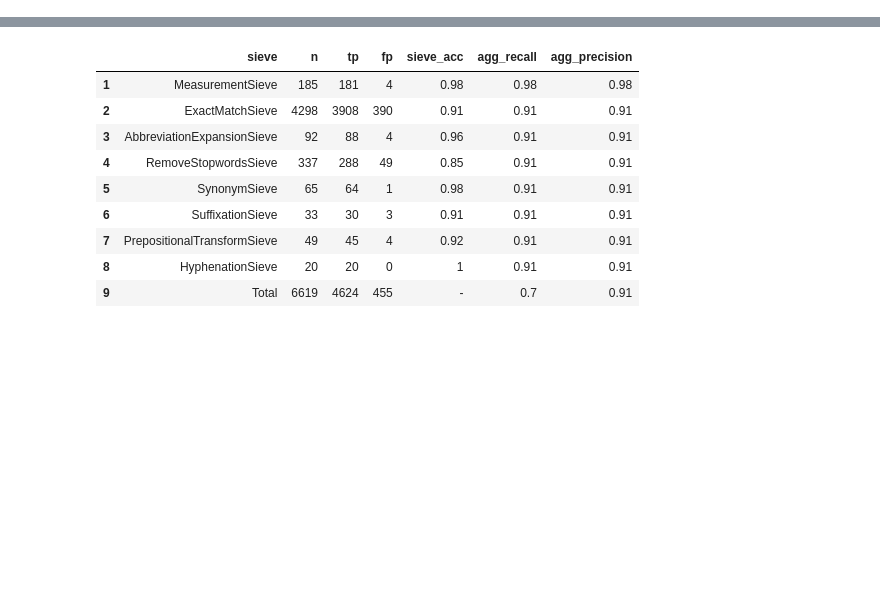
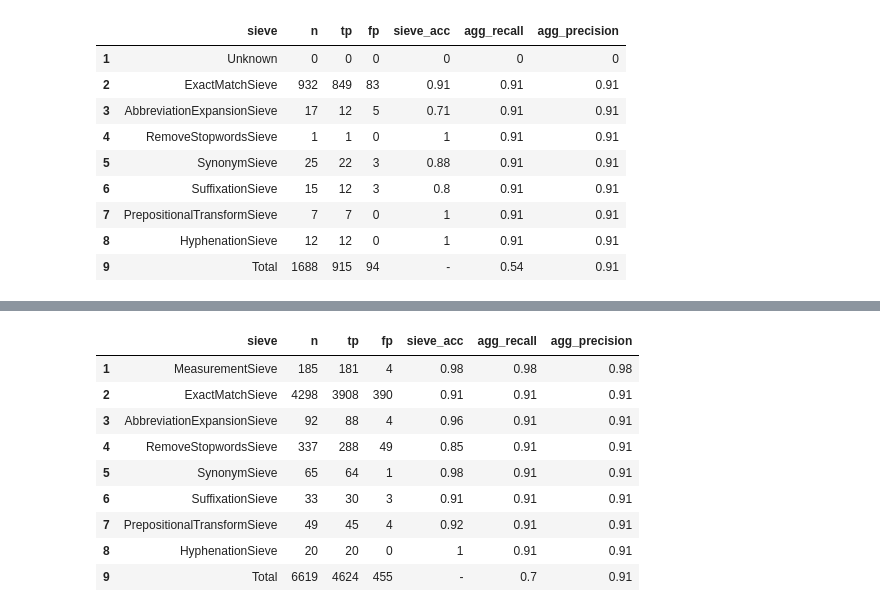
Before and after one commit to etfrenchvcu/disorder-normalizer, a Jupyter notebook: scripts/evaluate.ipynb, the cells around one changed output, grey strips where cells are left out. Drawn from its saved outputs; the diff is of its cells as text; code cells hidden in the pictures; blank space fills up the shorter version.

```diff
--- a/scripts/evaluate.ipynb
+++ b/scripts/evaluate.ipynb
@@ -116,8 +116,8 @@ def getAmbiguous(df):
 # %%
 %%time
 # Setup: Load terminology into dictionary, train, test, and results
-dataset = 'n2c2'
-cuiName, nameCui = readTerminology(f'../resources/{dataset}_terminology.txt')
+dataset = 'CUILESS2016'
+cuiName, nameCui = readTerminology(f'../resources/n2c2_terminology.txt')
 # train = readAnnotations(f'../{dataset}-data/train')
 # test = readAnnotations(f'../{dataset}-data/test')
 results = pd.read_csv(f'../{dataset}-data/output/results.txt',sep='\t')
@@ -138,4 +138,5 @@ analysis = analysis.assign(goldTypes=[cuiType[c] if c in cuiType else ['Missing'
 # assert len(analysis[(analysis.goldCui != 'CUI-less') & analysis.goldTypes=='Missing'])==0, 'Gold CUI missing ST'
 # assert len(analysis[analysis.goldNames=='Missing'])==0, 'Gold names missing'
 # assert len(analysis[analysis.goldTypes=='Missing'])==0, 'Gold types missing'
+sieveResults(results)
 # %% [output]
@@ -143,3 +144,13 @@ Wall time: 8.4 s
+|  | sieve | n | tp | fp | sieve_acc | agg_recall | agg_precision |
+| 1 | Unknown | 0 | 0 | 0 | 0 | 0 | 0 |
+| 2 | ExactMatchSieve | 932 | 849 | 83 | 0.91 | 0.91 | 0.91 |
+| 3 | AbbreviationExpansionSieve | 17 | 12 | 5 | 0.71 | 0.91 | 0.91 |
+| 4 | RemoveStopwordsSieve | 1 | 1 | 0 | 1 | 0.91 | 0.91 |
+| 5 | SynonymSieve | 25 | 22 | 3 | 0.88 | 0.91 | 0.91 |
+| 6 | SuffixationSieve | 15 | 12 | 3 | 0.8 | 0.91 | 0.91 |
+| 7 | PrepositionalTransformSieve | 7 | 7 | 0 | 1 | 0.91 | 0.91 |
+| 8 | HyphenationSieve | 12 | 12 | 0 | 1 | 0.91 | 0.91 |
+| 9 | Total | 1688 | 915 | 94 | - | 0.54 | 0.91 |
 # %%
 # Stratify performance by column
 normalized = analysis[analysis.normalized]
```
Also changed, not shown: parts of 9 cells of this notebook, 8 other files.
